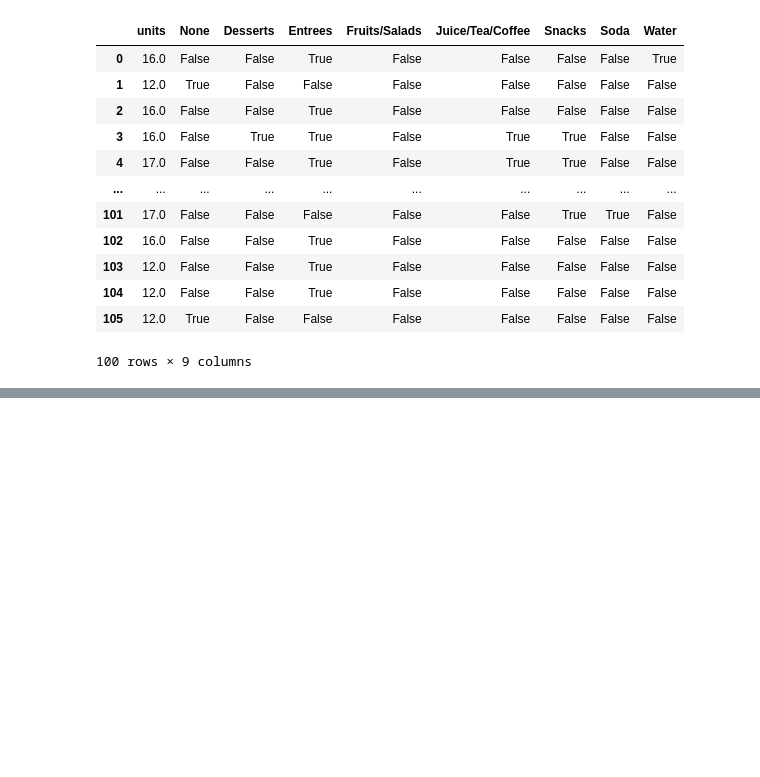
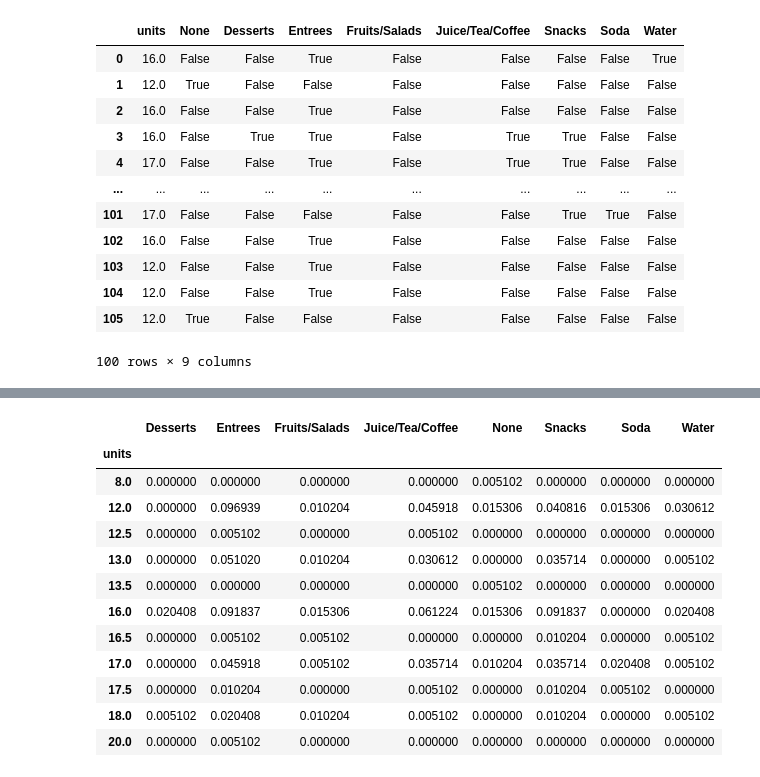
Before and after one commit to PikaSannnnn/cs105minproject, a Jupyter notebook: Stephen.ipynb, the cells around one changed output, grey strips where cells are left out. Cells and saved outputs as stored; diff of their text form; code cells hidden in the pictures; blank space fills up the shorter version.

```diff
--- a/Stephen.ipynb
+++ b/Stephen.ipynb
@@ -221,0 +203,18 @@ sns.heatmap(data=units_types_ct, annot=True)
+# %%
+# Normalize Join Table
+units_types_ct_norm = units_types_ct/sums
+units_types_ct_norm
+# %% [output]
+|  | Desserts | Entrees | Fruits/Salads | Juice/Tea/Coffee | None | Snacks | Soda | Water |
+| units |  |  |  |  |  |  |  |  |
+| 8.0 | 0.000000 | 0.000000 | 0.000000 | 0.000000 | 0.005102 | 0.000000 | 0.000000 | 0.000000 |
+| 12.0 | 0.000000 | 0.096939 | 0.010204 | 0.045918 | 0.015306 | 0.040816 | 0.015306 | 0.030612 |
+| 12.5 | 0.000000 | 0.005102 | 0.000000 | 0.005102 | 0.000000 | 0.000000 | 0.000000 | 0.000000 |
+| 13.0 | 0.000000 | 0.051020 | 0.010204 | 0.030612 | 0.000000 | 0.035714 | 0.000000 | 0.005102 |
+| 13.5 | 0.000000 | 0.000000 | 0.000000 | 0.000000 | 0.005102 | 0.000000 | 0.000000 | 0.000000 |
+| 16.0 | 0.020408 | 0.091837 | 0.015306 | 0.061224 | 0.015306 | 0.091837 | 0.000000 | 0.020408 |
+| 16.5 | 0.000000 | 0.005102 | 0.005102 | 0.000000 | 0.000000 | 0.010204 | 0.000000 | 0.005102 |
+| 17.0 | 0.000000 | 0.045918 | 0.005102 | 0.035714 | 0.010204 | 0.035714 | 0.020408 | 0.005102 |
+| 17.5 | 0.000000 | 0.010204 | 0.000000 | 0.005102 | 0.000000 | 0.010204 | 0.005102 | 0.000000 |
+| 18.0 | 0.005102 | 0.020408 | 0.010204 | 0.005102 | 0.000000 | 0.010204 | 0.000000 | 0.005102 |
+| 20.0 | 0.000000 | 0.005102 | 0.000000 | 0.000000 | 0.000000 | 0.000000 | 0.000000 | 0.000000 |
```
Also changed, not shown: parts of 20 cells of this notebook, 1 other file.
